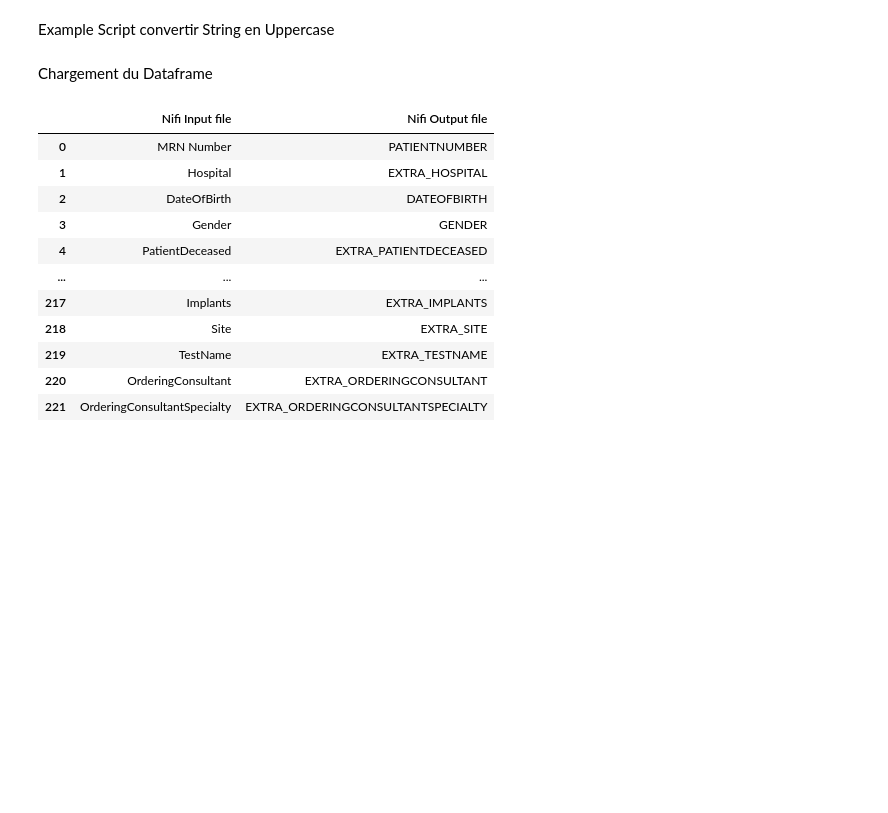
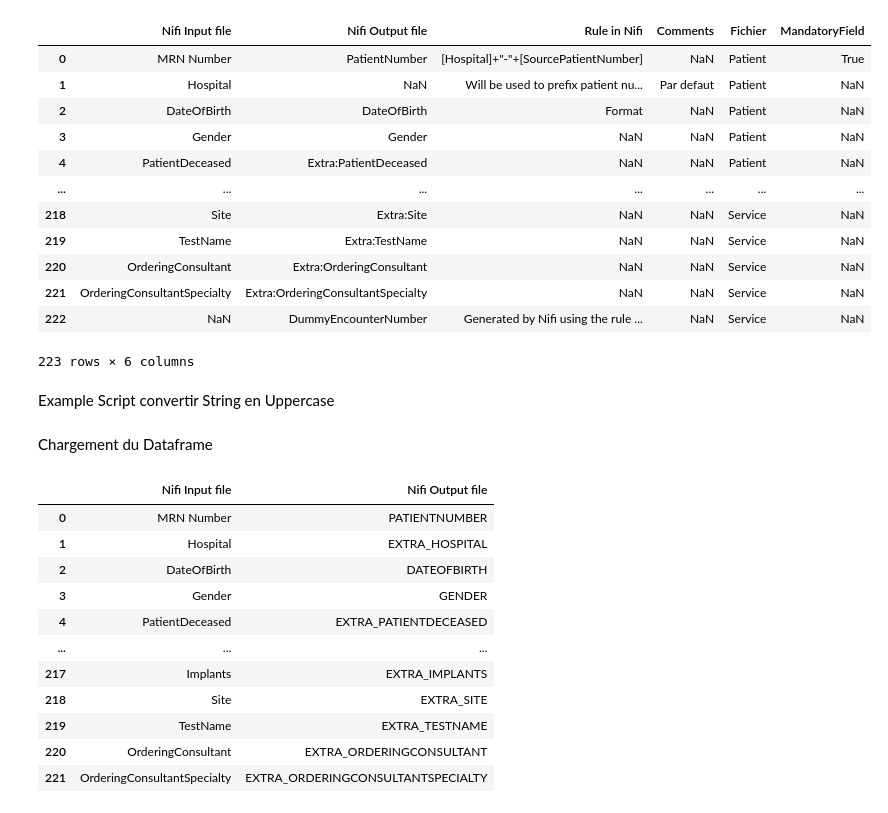
Before and after one commit to EtienneMar/TER_ETL_Donnne_Clinique, a Jupyter notebook: Scripting db/scripting_initiatedb.ipynb, the cells around one changed output. Saved outputs shown, nothing was run; the diff lists cells and outputs as text; code cells hidden in the pictures; blank space fills up the shorter version.

```diff
--- a/Scripting db/scripting_initiatedb.ipynb
+++ b/Scripting db/scripting_initiatedb.ipynb
@@ -0,0 +3,17 @@
+# %%
+mapping_champ = pd.read_excel("./Regles et intructions_V2.xlsx","Mapping_Champs_Data")
+display(mapping_champ)
+# %% [output]
+|  | Nifi Input file | Nifi Output file | Rule in Nifi | Comments | Fichier | MandatoryField |
+| 0 | MRN Number | PatientNumber | [Hospital]+"-"+[SourcePatientNumber] | NaN | Patient | True |
+| 1 | Hospital | NaN | Will be used to prefix patient nu... | Par defaut | Patient | NaN |
+| 2 | DateOfBirth | DateOfBirth | Format | NaN | Patient | NaN |
+| 3 | Gender | Gender | NaN | NaN | Patient | NaN |
+| 4 | PatientDeceased | Extra:PatientDeceased | NaN | NaN | Patient | NaN |
+| ... | ... | ... | ... | ... | ... | ... |
+| 218 | Site | Extra:Site | NaN | NaN | Service | NaN |
+| 219 | TestName | Extra:TestName | NaN | NaN | Service | NaN |
+| 220 | OrderingConsultant | Extra:OrderingConsultant | NaN | NaN | Service | NaN |
+| 221 | OrderingConsultantSpecialty | Extra:OrderingConsultantSpecialty | NaN | NaN | Service | NaN |
+| 222 | NaN | DummyEncounterNumber | Generated by Nifi using the rule ... | NaN | Service | NaN |
+223 rows × 6 columns
```
Also changed, not shown: parts of 2 cells of this notebook, 23 other files.
